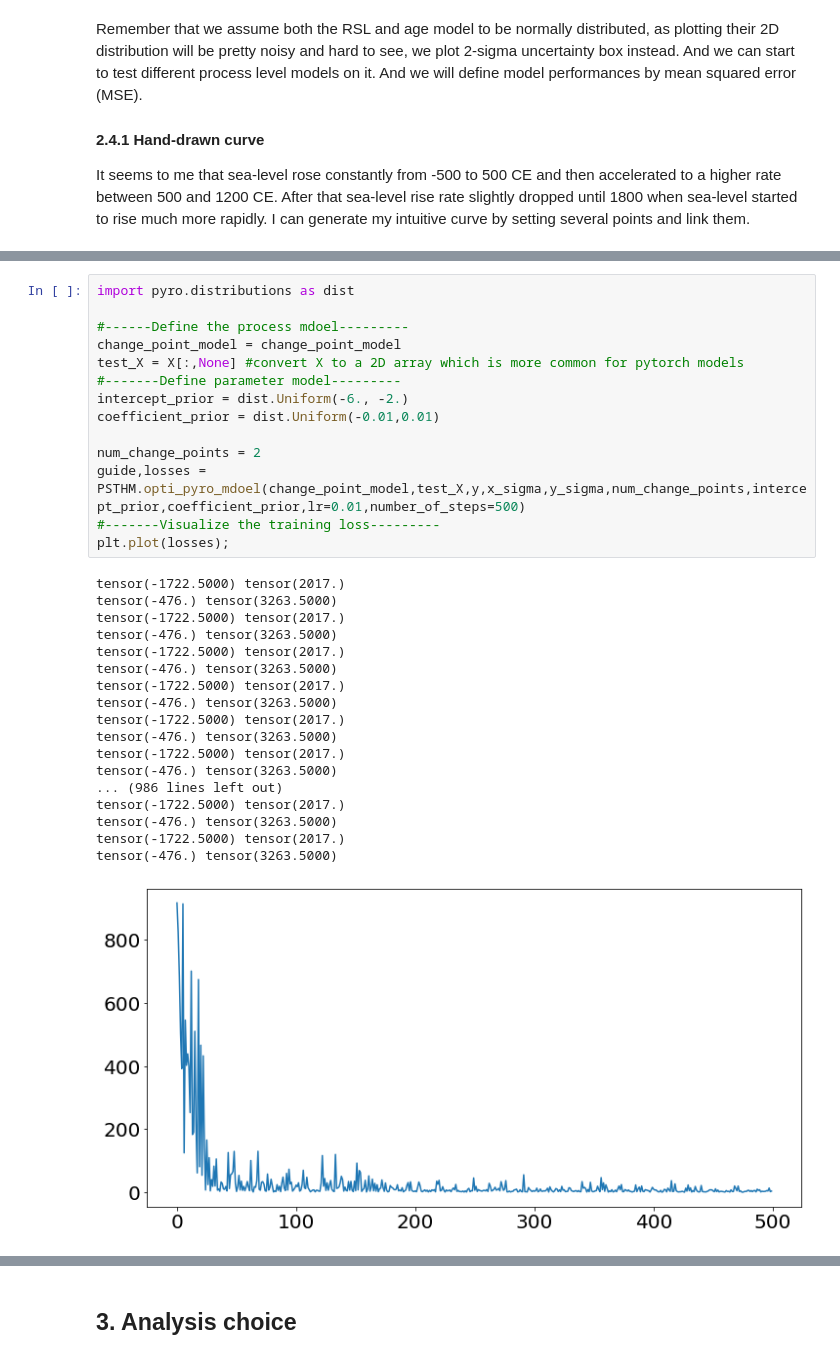
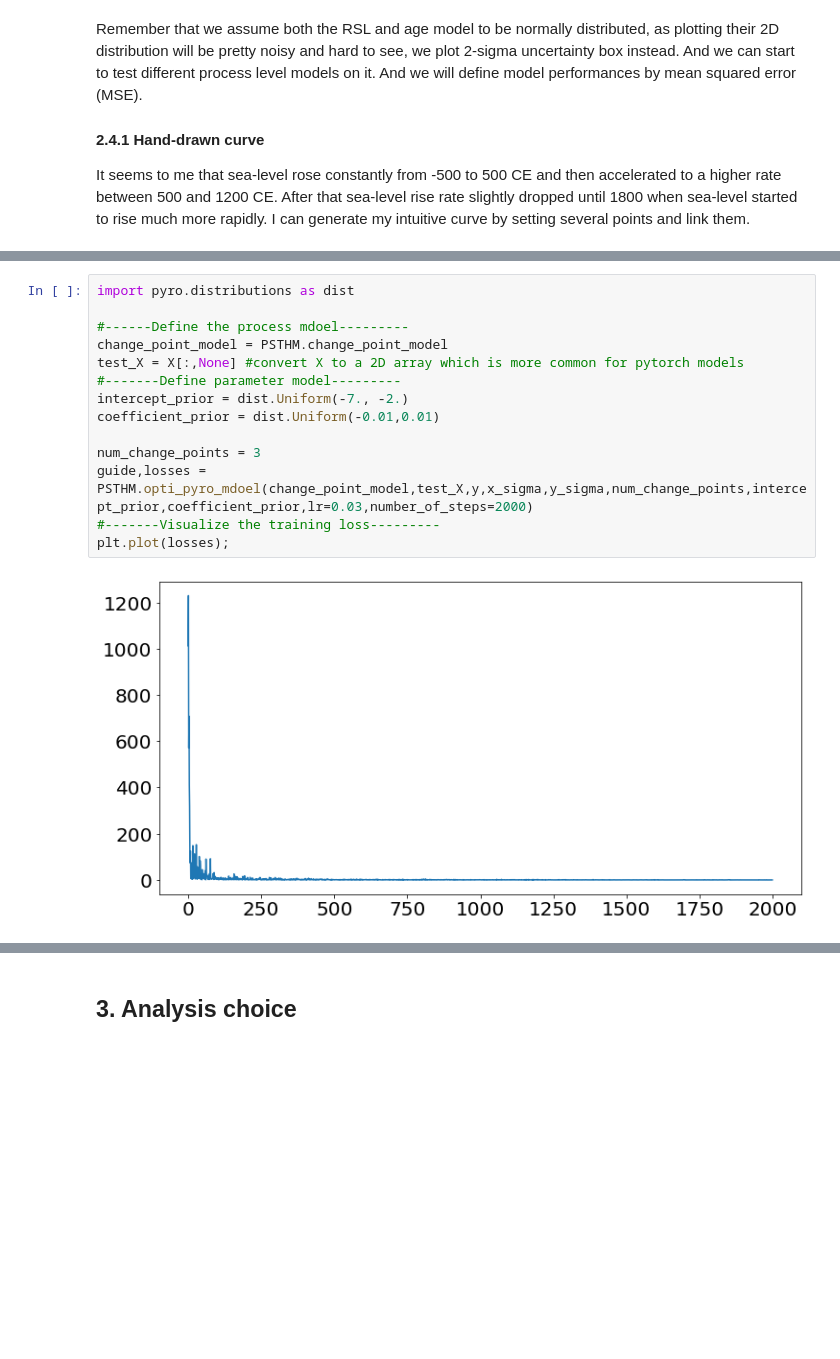
Before and after one commit to radical-collaboration/PaleoSTeHM, a Jupyter notebook: Tutorials/1. Introduction/Paleo_STeHM_intro.ipynb, the cells around one changed output, grey strips where cells are left out. Drawn from its saved outputs; the diff is of its cells as text; blank space fills up the shorter version.

```diff
--- a/Tutorials/1. Introduction/Paleo_STeHM_intro.ipynb
+++ b/Tutorials/1. Introduction/Paleo_STeHM_intro.ipynb
@@ -548,33 +509,16 @@ def change_point_model(X, y,x_sigma,y_sigma,n_cp,intercept_prior,coefficient_pri
 # %%
 import pyro.distributions as dist
 
 #------Define the process mdoel---------
-change_point_model = change_point_model
+change_point_model = PSTHM.change_point_model
 test_X = X[:,None] #convert X to a 2D array which is more common for pytorch models
 #-------Define parameter model---------
-intercept_prior = dist.Uniform(-6., -2.)
+intercept_prior = dist.Uniform(-7., -2.)
 coefficient_prior = dist.Uniform(-0.01,0.01)
 
-num_change_points = 2
-guide,losses = PSTHM.opti_pyro_mdoel(change_point_model,test_X,y,x_sigma,y_sigma,num_change_points,intercept_prior,coefficient_prior,lr=0.01,number_of_steps=500)
+num_change_points = 3
+guide,losses = PSTHM.opti_pyro_mdoel(change_point_model,test_X,y,x_sigma,y_sigma,num_change_points,intercept_prior,coefficient_prior,lr=0.03,number_of_steps=2000)
 #-------Visualize the training loss---------
 plt.plot(losses);
 # %% [output]
-tensor(-1722.5000) tensor(2017.)
-tensor(-476.) tensor(3263.5000)
-tensor(-1722.5000) tensor(2017.)
-tensor(-476.) tensor(3263.5000)
-tensor(-1722.5000) tensor(2017.)
-tensor(-476.) tensor(3263.5000)
-tensor(-1722.5000) tensor(2017.)
-tensor(-476.) tensor(3263.5000)
-tensor(-1722.5000) tensor(2017.)
-tensor(-476.) tensor(3263.5000)
-tensor(-1722.5000) tensor(2017.)
-tensor(-476.) tensor(3263.5000)
-... (986 lines left out)
-tensor(-1722.5000) tensor(2017.)
-tensor(-476.) tensor(3263.5000)
-tensor(-1722.5000) tensor(2017.)
-tensor(-476.) tensor(3263.5000)
-[figure, old version]
+[figure, new version]
```
Also changed, not shown: parts of 21 cells of this notebook, 2 other files.
